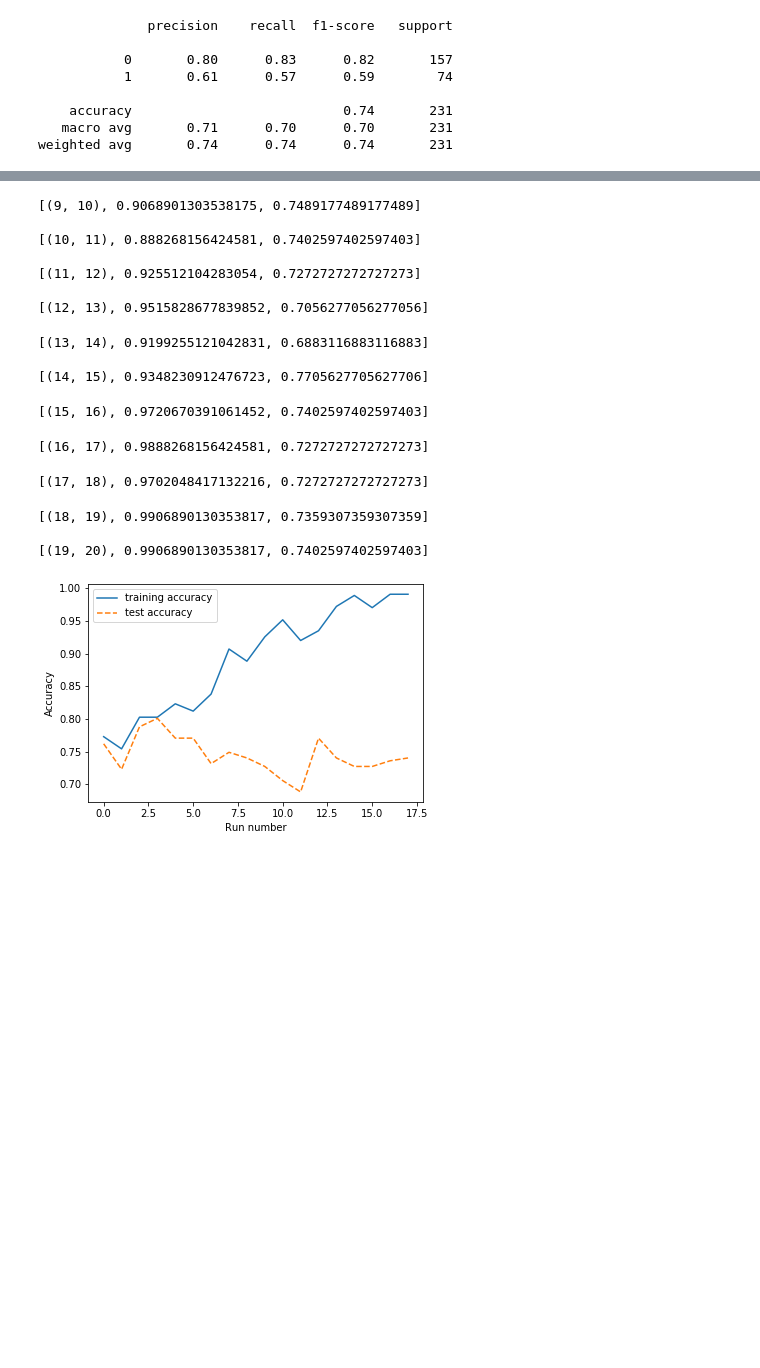
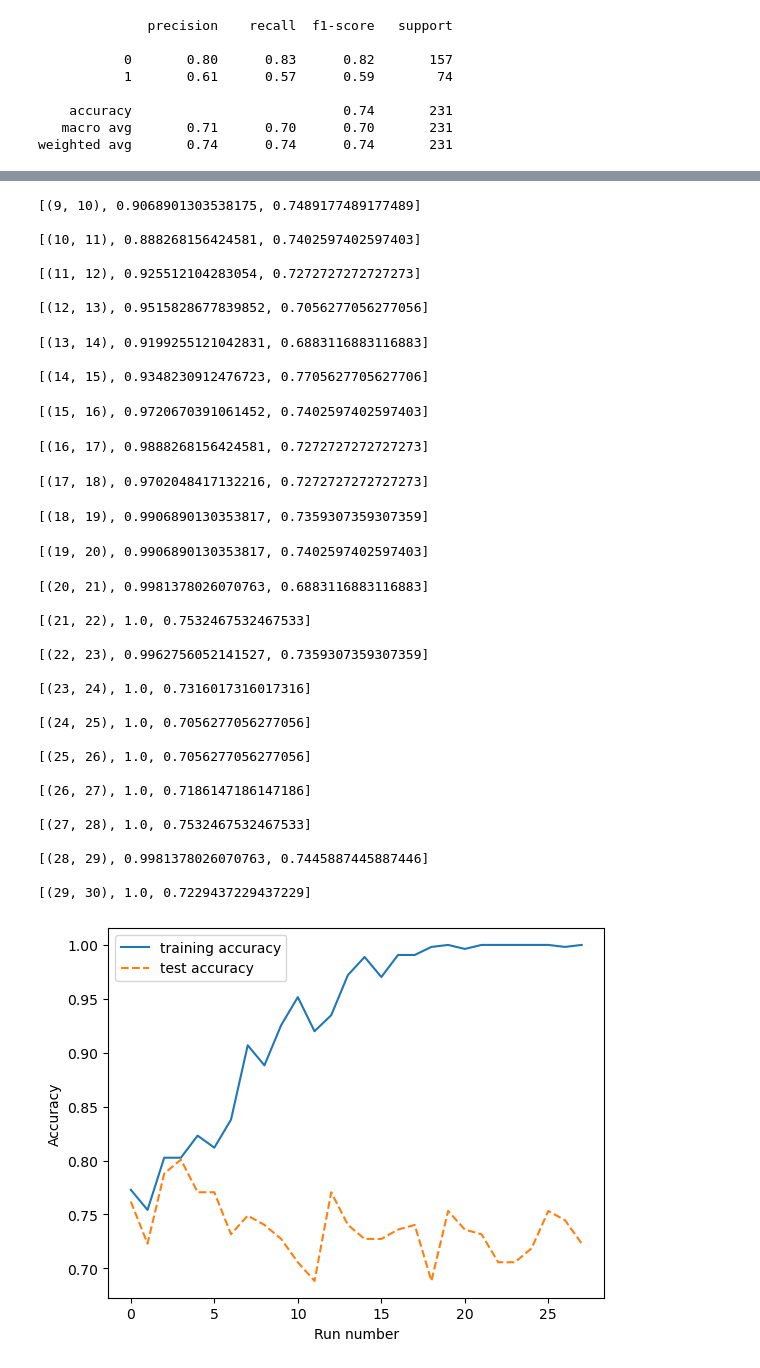
Before and after one commit to sumanthtatipamula/Machine-Learning, a Jupyter notebook: Algorithms/Neural_Network/ANN Homework/ANN-Pima-Homework.ipynb, the cells around one changed output, grey strips where cells are left out. Drawn from its saved outputs; the diff is of its cells as text; code cells hidden in the pictures; blank space fills up the shorter version.

```diff
--- a/Algorithms/Neural_Network/ANN Homework/ANN-Pima-Homework.ipynb
+++ b/Algorithms/Neural_Network/ANN Homework/ANN-Pima-Homework.ipynb
@@ -91,7 +91,7 @@ import matplotlib.pyplot as plt
 training_accuracy = []
 test_accuracy = []
 results =[]
-neuron_range = range(2,20)
+neuron_range = range(2,30)
 
 for neurons in neuron_range:
     # define Hidden layers
@@ -118,33 +118,51 @@ plt.xlabel("Run number")
 plt.legend()
 plt.show()
 # %% [output]
 [(2, 3), 0.7728119180633147, 0.7619047619047619]
 
 [(3, 4), 0.7541899441340782, 0.7229437229437229]
 
 [(4, 5), 0.8026070763500931, 0.7878787878787878]
 
 [(5, 6), 0.8026070763500931, 0.8008658008658008]
 
 [(6, 7), 0.8230912476722533, 0.7705627705627706]
 
 [(7, 8), 0.8119180633147114, 0.7705627705627706]
 
 [(8, 9), 0.8379888268156425, 0.7316017316017316]
 [(9, 10), 0.9068901303538175, 0.7489177489177489]
 
 [(10, 11), 0.888268156424581, 0.7402597402597403]
 
 [(11, 12), 0.925512104283054, 0.7272727272727273]
 
 [(12, 13), 0.9515828677839852, 0.7056277056277056]
 [(13, 14), 0.9199255121042831, 0.6883116883116883]
 
 [(14, 15), 0.9348230912476723, 0.7705627705627706]
 [(15, 16), 0.9720670391061452, 0.7402597402597403]
 [(16, 17), 0.9888268156424581, 0.7272727272727273]
 [(17, 18), 0.9702048417132216, 0.7272727272727273]
 [(18, 19), 0.9906890130353817, 0.7359307359307359]
-
-[(19, 20), 0.9906890130353817, 0.7402597402597403]
+[(19, 20), 0.9906890130353817, 0.7402597402597403]
+[(20, 21), 0.9981378026070763, 0.6883116883116883]
+
+[(21, 22), 1.0, 0.7532467532467533]
+
+[(22, 23), 0.9962756052141527, 0.7359307359307359]
+
+[(23, 24), 1.0, 0.7316017316017316]
+
+[(24, 25), 1.0, 0.7056277056277056]
+
+[(25, 26), 1.0, 0.7056277056277056]
+
+[(26, 27), 1.0, 0.7186147186147186]
+
+[(27, 28), 1.0, 0.7532467532467533]
+
+[(28, 29), 0.9981378026070763, 0.7445887445887446]
+
+[(29, 30), 1.0, 0.7229437229437229]
-[figure, old version]
+[figure, new version]
```
Also changed, not shown: parts of 1 cell of this notebook, 1 other file.
